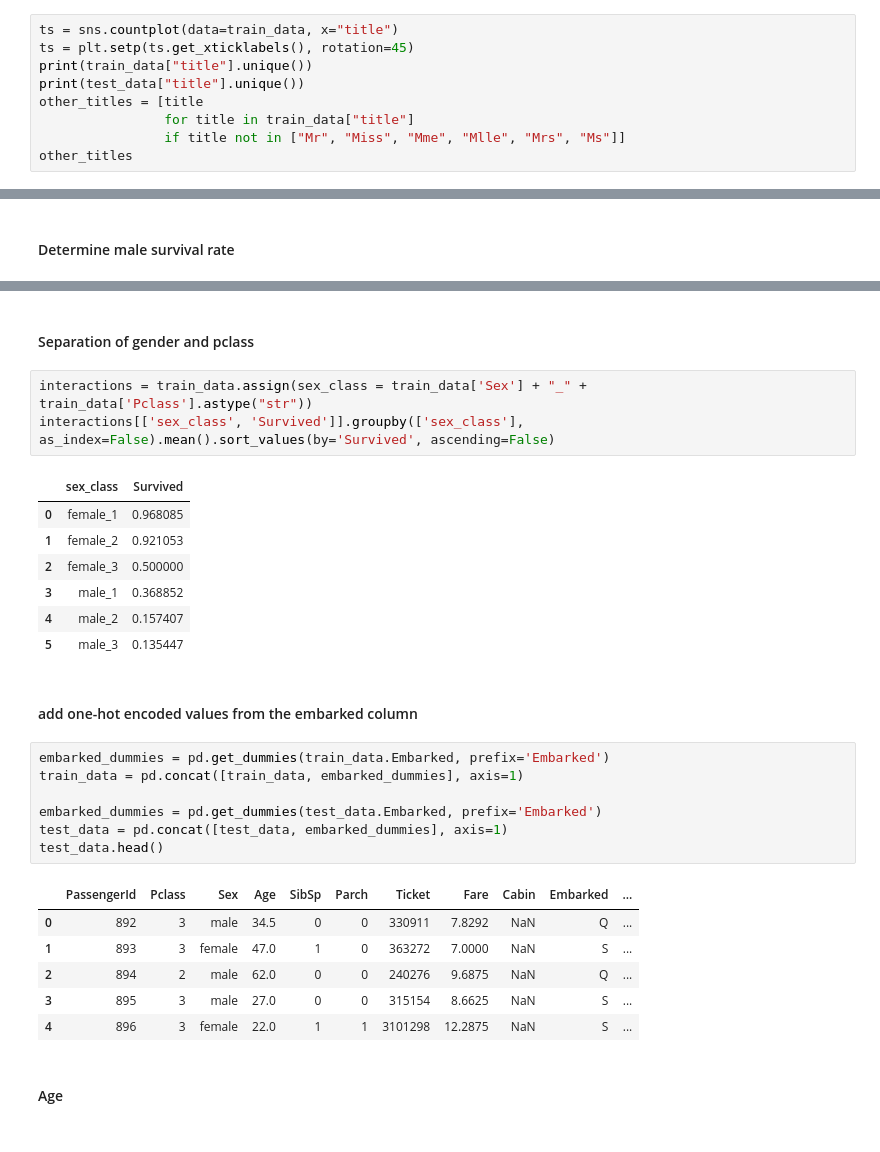
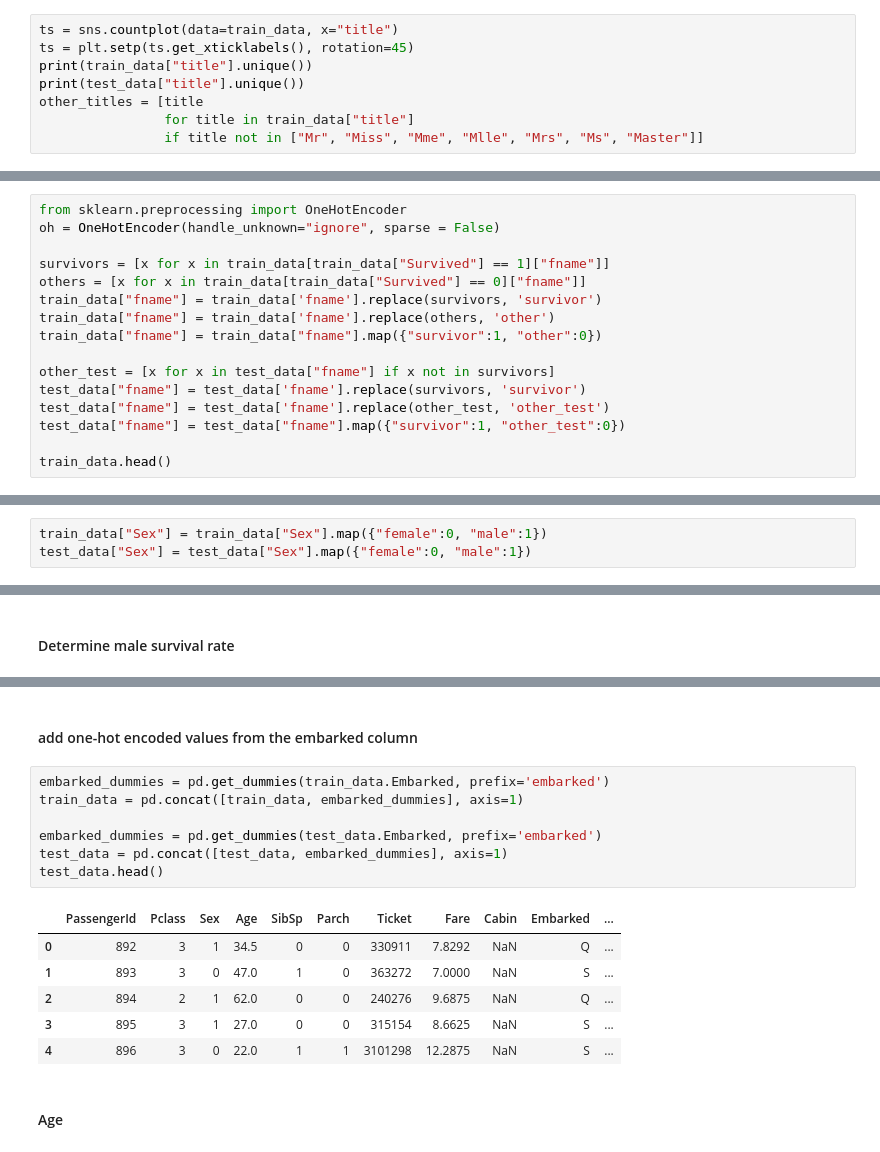
Before and after one commit to malte-n/Data-Science-Portfolio, a Jupyter notebook: titanic_kaggle_comp/titanic_classification_problem.ipynb, the cells around one changed output, grey strips where cells are left out. Saved outputs shown, nothing was run; the diff lists cells and outputs as text.

```diff
--- a/titanic_kaggle_comp/titanic_classification_problem.ipynb
+++ b/titanic_kaggle_comp/titanic_classification_problem.ipynb
@@ -166,8 +105,7 @@ print(train_data["title"].unique())
 print(test_data["title"].unique())
 other_titles = [title
                 for title in train_data["title"]
-                if title not in ["Mr", "Miss", "Mme", "Mlle", "Mrs", "Ms"]]
-other_titles
+                if title not in ["Mr", "Miss", "Mme", "Mlle", "Mrs", "Ms", "Master"]]
 # %% [output]
 ['Mr' 'Mrs' 'Miss' 'Master' 'Don' 'Rev' 'Dr' 'Mme' 'Ms' 'Major' 'Lady'
  'Sir' 'Mlle' 'Col' 'Capt' 'the Countess' 'Jonkheer']
@@ -235,0 +136,16 @@ Name: Age, Length: 891, dtype: float64
+# %%
+from sklearn.preprocessing import OneHotEncoder
+oh = OneHotEncoder(handle_unknown="ignore", sparse = False)
+
+survivors = [x for x in train_data[train_data["Survived"] == 1]["fname"]]
+others = [x for x in train_data[train_data["Survived"] == 0]["fname"]]
+train_data["fname"] = train_data['fname'].replace(survivors, 'survivor')
+train_data["fname"] = train_data['fname'].replace(others, 'other')
+train_data["fname"] = train_data["fname"].map({"survivor":1, "other":0})
+
+other_test = [x for x in test_data["fname"] if x not in survivors]
+test_data["fname"] = test_data['fname'].replace(survivors, 'survivor')
+test_data["fname"] = test_data['fname'].replace(other_test, 'other_test')
+test_data["fname"] = test_data["fname"].map({"survivor":1, "other_test":0})
+
+train_data.head()
@@ -236,3 +163,6 @@ Name: Age, Length: 891, dtype: float64
+# %%
+train_data["Sex"] = train_data["Sex"].map({"female":0, "male":1})
+test_data["Sex"] = test_data["Sex"].map({"female":0, "male":1})
 # %% [markdown]
 #### Determine female survival rate
 # %%
@@ -266,34 +196,21 @@ The rate of men is: 0.18890814558058924
 889    1
 890    0
 Name: Survived, Length: 577, dtype: int64
-# %% [markdown]
-#### Separation of gender and pclass
-# %%
-interactions = train_data.assign(sex_class = train_data['Sex'] + "_" + train_data['Pclass'].astype("str"))
-interactions[['sex_class', 'Survived']].groupby(['sex_class'], as_index=False).mean().sort_values(by='Survived', ascending=False)
-# %% [output]
-|  | sex_class | Survived |
-| 0 | female_1 | 0.968085 |
-| 1 | female_2 | 0.921053 |
-| 2 | female_3 | 0.500000 |
-| 3 | male_1 | 0.368852 |
-| 4 | male_2 | 0.157407 |
-| 5 | male_3 | 0.135447 |
 # %% [markdown]
 #### add one-hot encoded values from the embarked column
 # %%
-embarked_dummies = pd.get_dummies(train_data.Embarked, prefix='Embarked')
+embarked_dummies = pd.get_dummies(train_data.Embarked, prefix='embarked')
 train_data = pd.concat([train_data, embarked_dummies], axis=1)
 
-embarked_dummies = pd.get_dummies(test_data.Embarked, prefix='Embarked')
+embarked_dummies = pd.get_dummies(test_data.Embarked, prefix='embarked')
 test_data = pd.concat([test_data, embarked_dummies], axis=1)
 test_data.head()
 # %% [output]
 |  | PassengerId | Pclass | Sex | Age | SibSp | Parch | Ticket | Fare | Cabin | Embarked | ... |
-| 0 | 892 | 3 | male | 34.5 | 0 | 0 | 330911 | 7.8292 | NaN | Q | ... |
-| 1 | 893 | 3 | female | 47.0 | 1 | 0 | 363272 | 7.0000 | NaN | S | ... |
-| 2 | 894 | 2 | male | 62.0 | 0 | 0 | 240276 | 9.6875 | NaN | Q | ... |
-| 3 | 895 | 3 | male | 27.0 | 0 | 0 | 315154 | 8.6625 | NaN | S | ... |
-| 4 | 896 | 3 | female | 22.0 | 1 | 1 | 3101298 | 12.2875 | NaN | S | ... |
+| 0 | 892 | 3 | 1 | 34.5 | 0 | 0 | 330911 | 7.8292 | NaN | Q | ... |
+| 1 | 893 | 3 | 0 | 47.0 | 1 | 0 | 363272 | 7.0000 | NaN | S | ... |
+| 2 | 894 | 2 | 1 | 62.0 | 0 | 0 | 240276 | 9.6875 | NaN | Q | ... |
+| 3 | 895 | 3 | 1 | 27.0 | 0 | 0 | 315154 | 8.6625 | NaN | S | ... |
+| 4 | 896 | 3 | 0 | 22.0 | 1 | 1 | 3101298 | 12.2875 | NaN | S | ... |
 # %% [markdown]
 #### Age
```
Also changed, not shown: parts of 40 cells of this notebook, 1 other file.
